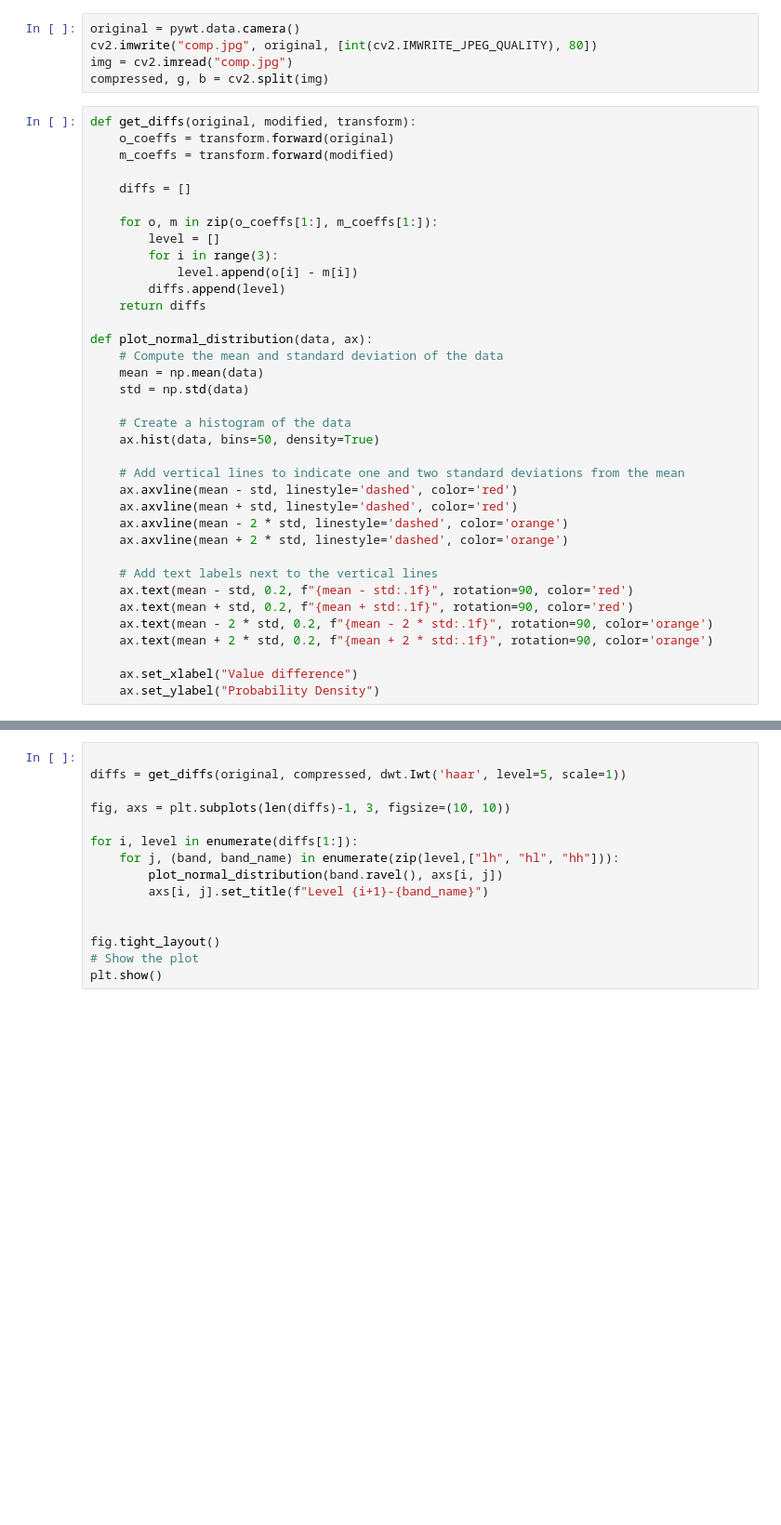
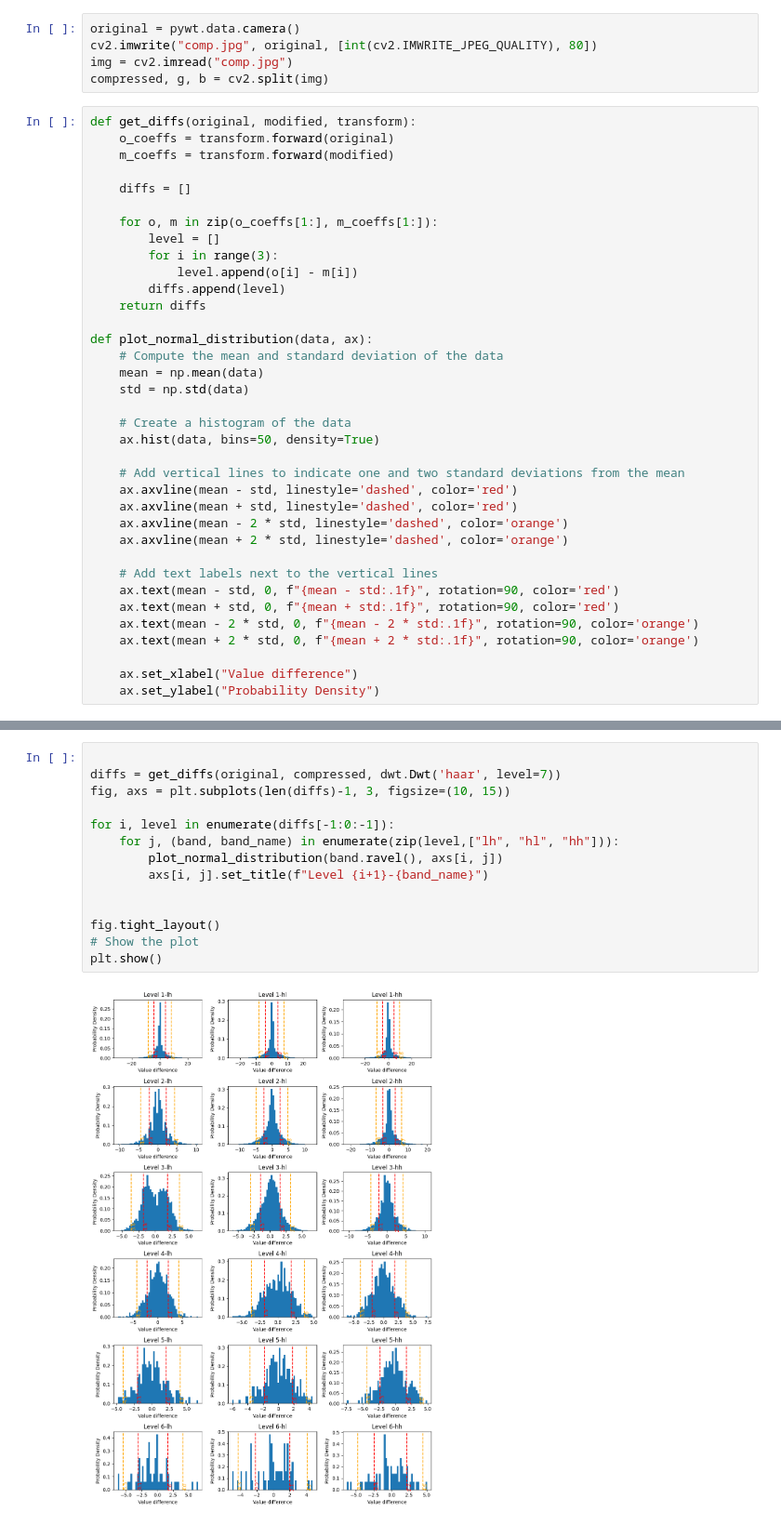
Before and after one commit to danielbaraniak/steganography, a Jupyter notebook: notebooks/transform_test.ipynb, the cells around one changed output, grey strips where cells are left out. Shown at 93% size. Cells and saved outputs as stored; diff of their text form; blank space fills up the shorter version.

```diff
--- a/notebooks/transform_test.ipynb
+++ b/notebooks/transform_test.ipynb
@@ -44,10 +44,10 @@ def plot_normal_distribution(data, ax):
     ax.axvline(mean + 2 * std, linestyle='dashed', color='orange')
 
     # Add text labels next to the vertical lines
-    ax.text(mean - std, 0.2, f"{mean - std:.1f}", rotation=90, color='red')
-    ax.text(mean + std, 0.2, f"{mean + std:.1f}", rotation=90, color='red')
-    ax.text(mean - 2 * std, 0.2, f"{mean - 2 * std:.1f}", rotation=90, color='orange')
-    ax.text(mean + 2 * std, 0.2, f"{mean + 2 * std:.1f}", rotation=90, color='orange')
+    ax.text(mean - std, 0, f"{mean - std:.1f}", rotation=90, color='red')
+    ax.text(mean + std, 0, f"{mean + std:.1f}", rotation=90, color='red')
+    ax.text(mean - 2 * std, 0, f"{mean - 2 * std:.1f}", rotation=90, color='orange')
+    ax.text(mean + 2 * std, 0, f"{mean + 2 * std:.1f}", rotation=90, color='orange')
 
     ax.set_xlabel("Value difference")
     ax.set_ylabel("Probability Density")
@@ -54,15 +59,16 @@ def plot_normal_distribution(data, ax):
 # %%
 
-diffs = get_diffs(original, compressed, dwt.Iwt('haar', level=5, scale=1))
+diffs = get_diffs(original, compressed, dwt.Dwt('haar', level=7))
+fig, axs = plt.subplots(len(diffs)-1, 3, figsize=(10, 15))
 
-fig, axs = plt.subplots(len(diffs)-1, 3, figsize=(10, 10))
-
-for i, level in enumerate(diffs[1:]):
+for i, level in enumerate(diffs[-1:0:-1]):
     for j, (band, band_name) in enumerate(zip(level,["lh", "hl", "hh"])):
         plot_normal_distribution(band.ravel(), axs[i, j])
         axs[i, j].set_title(f"Level {i+1}-{band_name}")
 
 
 fig.tight_layout()
 # Show the plot
 plt.show()
+# %% [output]
+[figure, added]
```
Also changed, not shown: parts of 2 cells of this notebook, 6 other files.
